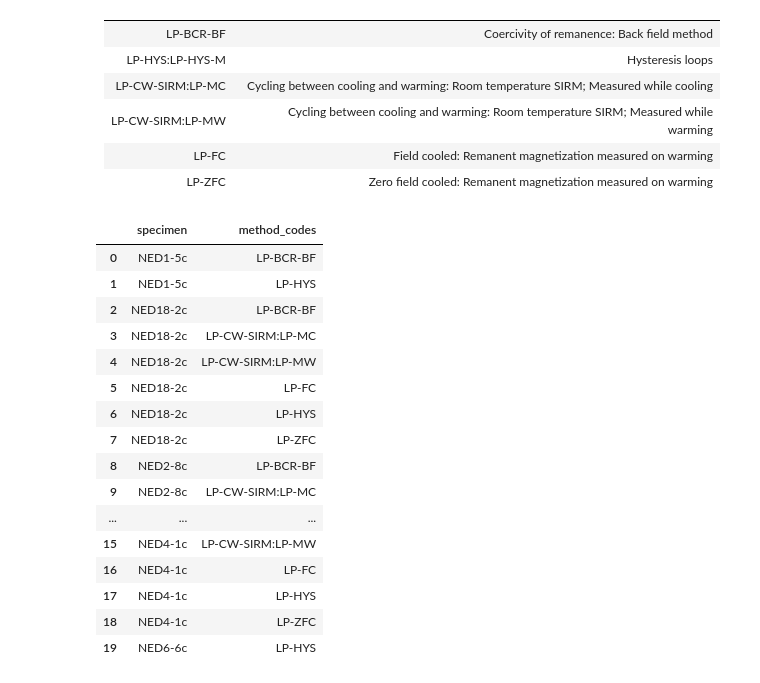
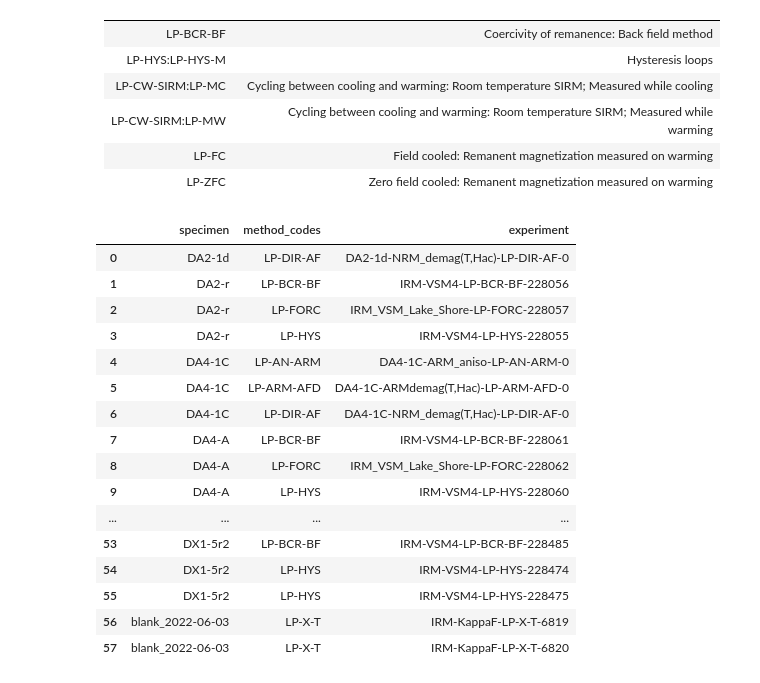
Before and after one commit to PmagPy/RockmagPy-notebooks, a Jupyter notebook: rockmag_data_unpack.ipynb, the cells around one changed output. Saved outputs shown, nothing was run; the diff lists cells and outputs as text; code cells hidden in the pictures.

```diff
--- a/rockmag_data_unpack.ipynb
+++ b/rockmag_data_unpack.ipynb
@@ -48,0 +107,13 @@ working on:  'sites\r'
+# %%
+# set the MagIC ID for the data set here
+magic_id = '20100'
+
+# provide the share key for the data set
+share_key = '1068543b-13d5-4b7b-9069-cc35de784e38'
+
+# set where you want the downloaded data to go
+dir_path = 'example_data/SSRM2022C'
+
+result, magic_file = ipmag.download_magic_from_id(magic_id, directory=dir_path, share_key=share_key)
+ipmag.unpack_magic(magic_file, dir_path)
+SSRM2022C_contribution = cb.Contribution(dir_path)
@@ -51,6 +142,6 @@ working on:  'sites\r'
 
 Within the MagIC contribution object, there is a measurements table that we can inspect.
 # %%
-measurements = contribution.tables['measurements'].df
-measurements.dropna(axis=1, how='all').head() # see the first 5 measurements without empty columns
+SSRM2022C_measurements = SSRM2022C_contribution.tables['measurements'].df
+SSRM2022C_measurements.dropna(axis=1, how='all').head() # see the first 5 measurements without empty columns
 # %% [output]
@@ -75,23 +166,23 @@ Now that we have imported the measurement data, we can look at the different exp
 | LP-FC          | Field cooled: Remanent magnetization measured on warming |
 | LP-ZFC         | Zero field cooled: Remanent magnetization measured on warming |
 # %%
-experiments = measurements.groupby(['specimen', 'method_codes']).size().reset_index().iloc[:, :2]
-experiments
+SSRM2022C_experiments = SSRM2022C_measurements.groupby(['specimen', 'method_codes', 'experiment']).size().reset_index().iloc[:, :3]
+SSRM2022C_experiments
 # %% [output]
-|  | specimen | method_codes |
-| 0 | NED1-5c | LP-BCR-BF |
-| 1 | NED1-5c | LP-HYS |
-| 2 | NED18-2c | LP-BCR-BF |
-| 3 | NED18-2c | LP-CW-SIRM:LP-MC |
-| 4 | NED18-2c | LP-CW-SIRM:LP-MW |
-| 5 | NED18-2c | LP-FC |
-| 6 | NED18-2c | LP-HYS |
-| 7 | NED18-2c | LP-ZFC |
-| 8 | NED2-8c | LP-BCR-BF |
-| 9 | NED2-8c | LP-CW-SIRM:LP-MC |
-| ... | ... | ... |
-| 15 | NED4-1c | LP-CW-SIRM:LP-MW |
-| 16 | NED4-1c | LP-FC |
-| 17 | NED4-1c | LP-HYS |
-| 18 | NED4-1c | LP-ZFC |
-| 19 | NED6-6c | LP-HYS |
+|  | specimen | method_codes | experiment |
+| 0 | DA2-1d | LP-DIR-AF | DA2-1d-NRM_demag(T,Hac)-LP-DIR-AF-0 |
+| 1 | DA2-r | LP-BCR-BF | IRM-VSM4-LP-BCR-BF-228056 |
+| 2 | DA2-r | LP-FORC | IRM_VSM_Lake_Shore-LP-FORC-228057 |
+| 3 | DA2-r | LP-HYS | IRM-VSM4-LP-HYS-228055 |
+| 4 | DA4-1C | LP-AN-ARM | DA4-1C-ARM_aniso-LP-AN-ARM-0 |
+| 5 | DA4-1C | LP-ARM-AFD | DA4-1C-ARMdemag(T,Hac)-LP-ARM-AFD-0 |
+| 6 | DA4-1C | LP-DIR-AF | DA4-1C-NRM_demag(T,Hac)-LP-DIR-AF-0 |
+| 7 | DA4-A | LP-BCR-BF | IRM-VSM4-LP-BCR-BF-228061 |
+| 8 | DA4-A | LP-FORC | IRM_VSM_Lake_Shore-LP-FORC-228062 |
+| 9 | DA4-A | LP-HYS | IRM-VSM4-LP-HYS-228060 |
+| ... | ... | ... | ... |
+| 53 | DX1-5r2 | LP-BCR-BF | IRM-VSM4-LP-BCR-BF-228485 |
+| 54 | DX1-5r2 | LP-HYS | IRM-VSM4-LP-HYS-228474 |
+| 55 | DX1-5r2 | LP-HYS | IRM-VSM4-LP-HYS-228475 |
+| 56 | blank_2022-06-03 | LP-X-T | IRM-KappaF-LP-X-T-6819 |
+| 57 | blank_2022-06-03 | LP-X-T | IRM-KappaF-LP-X-T-6820 |
```
Also changed, not shown: parts of 16 cells of this notebook.
